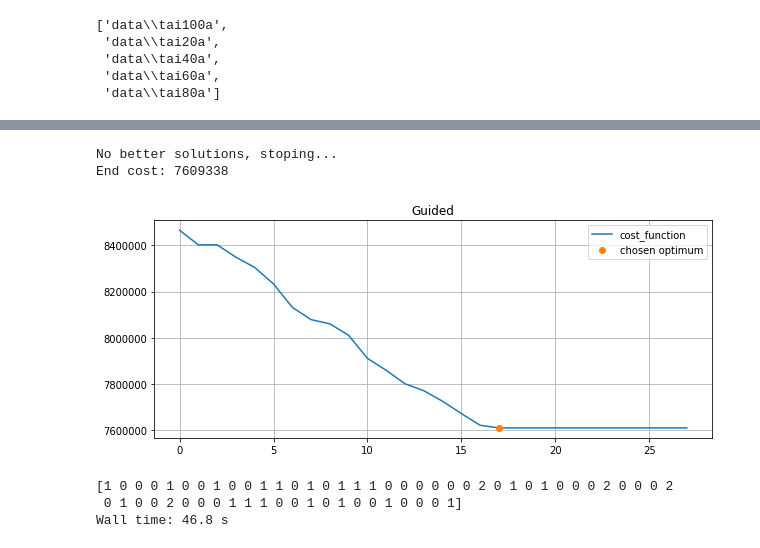
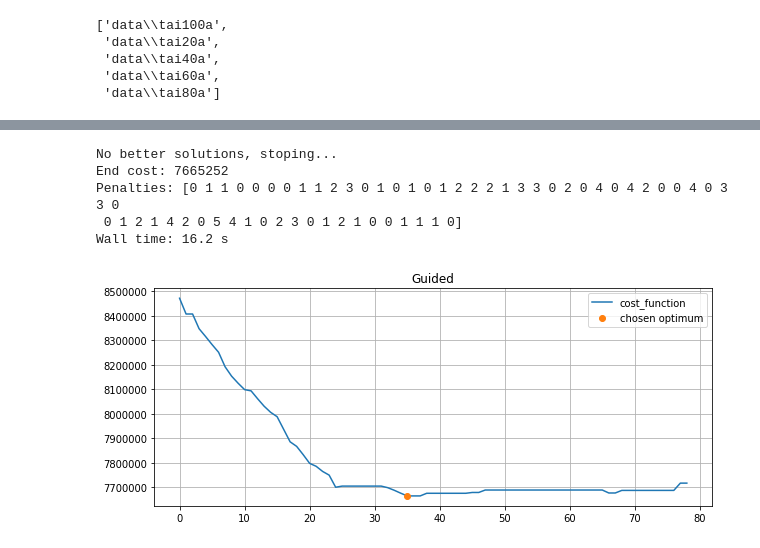
Before and after one commit to CodeSopranos/LocalSearch, a Jupyter notebook: LocalSearch.ipynb, the cells around one changed output, grey strips where cells are left out. Saved outputs shown, nothing was run; the diff lists cells and outputs as text; code cells hidden in the pictures.

````diff
--- a/LocalSearch.ipynb
+++ b/LocalSearch.ipynb
@@ -52,12 +31,18 @@ benchmarks
 # %%
-# from algorithm import local_search, iterated_local_search, guided_local_search
-tools   = imp.reload(tools)
-problem = tools.get_problem_dct(benchmarks[3])
-# print(problem)
-print('{} items'.format(problem['n']))
-
+from utils import tools
+tools = imp.reload(tools)
+best__known_cost = {'data\\tai20a': 703482,
+                    'data\\tai40a': 3139370,
+                    'data\\tai60a': 7205962,
+                    'data\\tai80a': 13515450,
+                    'data\\tai100a': 21054656,
+                    }
+i = 3
+problem = tools.get_problem_dct(benchmarks[i])
 solution = np.arange(problem['n'])
 solution = np.random.permutation(solution)
 cur_cost = tools.compute_solution(problem, solution)
-print('Start cost {}'.format(cur_cost))
+print('### Benchmark: ```{}``` has **{}** items and locations<br>'.format(benchmarks[i][5:], problem['n']))
+print(' - Best known solution: *{}* <br>'.format(best__known_cost[benchmarks[i]]))
+print(' - Initial solution cost: *{}* <br>'.format(cur_cost))
 # %% [output]
@@ -100,23 +90,27 @@ Wall time: 4min 39s
 # %%
 %%time
+local_search = imp.reload(local_search)
 guided_local_search = imp.reload(guided_local_search)
 params = dict(solution=solution,
-              method='first-improvement',
+              method='first-delta-improvement',
               n_iter=5,
               n_epoch=150,
-              mu=0.0007,
-              patience=10,
+              mu=5000,
+              patience=50,
               verbose=True)
 alg = guided_local_search.Guided(problem)
 alg.set_params(params)
 alg.refresh_params()
-_ = alg.solve()
+alg_solution = alg.solve()
 history = alg.get_history()
-print(alg.penalty.sum(axis=0))
+_=plt.savefig('img/guided_tai20a.png')
+print('Penalties: {}'.format(alg.penalty.sum(axis=0)))
+filename = 'T'+benchmarks[i][6:]+'.sol'
+np.savetxt('solution/guided/'+filename, alg_solution.reshape(1,alg_solution.shape[0]), fmt='%d')
 # %% [output]
 No better solutions, stoping...
-End cost: 7609338
+End cost: 7665252
+Penalties: [0 1 1 0 0 0 0 1 1 2 3 0 1 0 1 0 1 2 2 2 1 3 3 0 2 0 4 0 4 2 0 0 4 0 3 3 0
+ 0 1 2 1 4 2 0 5 4 1 0 2 3 0 1 2 1 0 0 1 1 1 0]
+Wall time: 16.2 s
-[figure, old version]
+[figure, new version]
-[1 0 0 0 1 0 0 1 0 0 1 1 0 1 0 1 1 1 0 0 0 0 0 0 2 0 1 0 1 0 0 0 2 0 0 0 2
- 0 1 0 0 2 0 0 0 1 1 1 0 0 1 0 1 0 0 1 0 0 0 1]
-Wall time: 46.8 s
````
Also changed, not shown: parts of 15 cells of this notebook, 22 other files.
